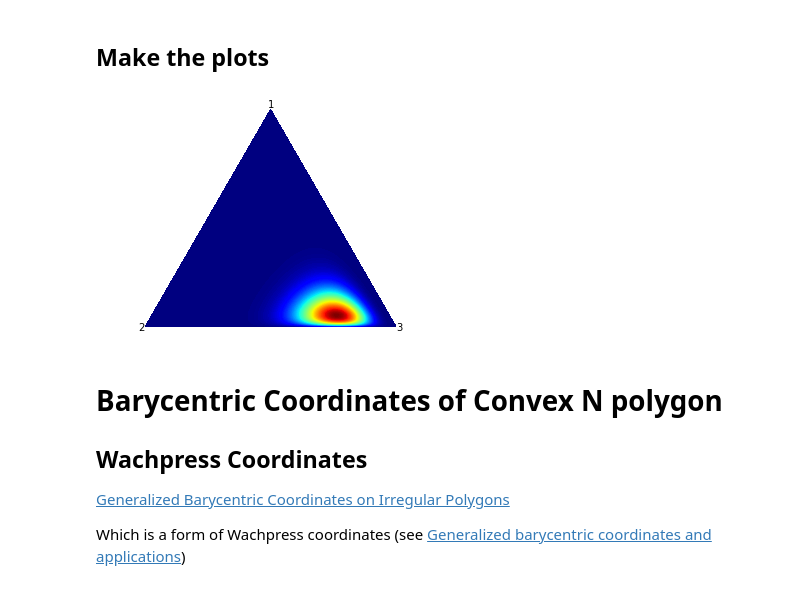
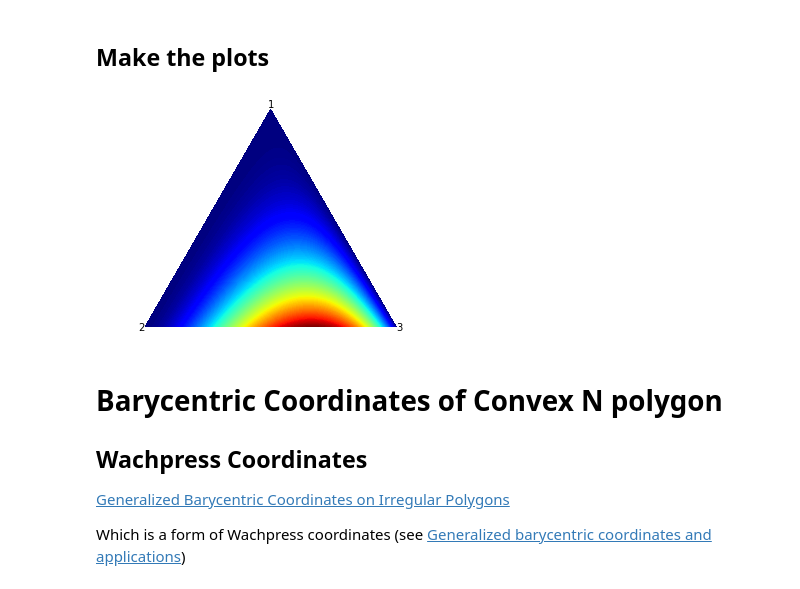
Before and after one commit to sapphire008/Python, a Jupyter notebook: Plots/Visualizing Dirichlet.ipynb, the cells around one changed output. Saved outputs shown, nothing was run; the diff lists cells and outputs as text; code cells hidden in the pictures.

```diff
--- a/Plots/Visualizing Dirichlet.ipynb
+++ b/Plots/Visualizing Dirichlet.ipynb
@@ -129,14 +133,19 @@ print(barycentric_coordinates_simplex2(vertices, points))
 # %%
 from scipy.special import gamma as gamma_func
-def dirichlet_pdf(alpha, x):
+def dirichlet_pdf(alpha, x, eps=1E-12):
     """
     alpha: array of Dirichlet alpha parameter
     x: array of the support of Dirichlet
     """
-    alpha , x = np.array(alpha), np.array(x)
+    alpha , x = np.array(alpha), np.atleast_2d(np.array(x))
+    x = np.clip(x, eps, 1-eps) # avoid cases like [1, 0, 0]
+    x = x / np.sum(x, axis=1, keepdims=True)
     assert alpha.shape[0] == x.shape[-1]
     coef = gamma_func(np.sum(alpha)) / np.prod(gamma_func(alpha))
-    pdf = coef * np.prod(np.power(x, alpha-1), axis=1 if len(x.shape)>1 else None)
+    pdf = coef * np.prod(np.power(x, alpha-1), axis=1)
+    if len(pdf) < 2:
+        pdf = pdf[0]
+
     return pdf
 
 dirichlet_pdf([0.3, 0.5, 0.3], [0.2,0.4,0.4])
@@ -147,28 +156,28 @@ dirichlet_pdf([0.3, 0.5, 0.3], [0.2,0.4,0.4])
 # %%
 def plot_dirichlet_contour(alpha=np.array([1, 1, 1]), nlevels=200, resolution=8, cmap='jet', **kwargs):
     # Make the polygon
     vertices, _, trimesh = polygon_mesh(s=resolution, n=3, r=1)
     # Convert to Barycentric coordinates
     points = np.c_[trimesh.x, trimesh.y]
     shifts = np.min(vertices, axis=0)
     points = points - shifts
     vertices = vertices - shifts
     bary_coord = barycentric_coordinates_simplex(vertices, points)
     # Calculate Dirichlet pdf
     pvals = dirichlet_pdf(alpha, bary_coord)
 
     # Make the plot
     plt.tricontourf(trimesh, pvals, nlevels, cmap=cmap, **kwargs)
     plt.gca().text(vertices[0,0]+shifts[0], vertices[0, 1]+shifts[1], "1", ha='center', va='bottom')
     plt.gca().text(vertices[1,0]+shifts[0], vertices[1, 1]+shifts[1], "2", ha='right', va='center')
     plt.gca().text(vertices[2,0]+shifts[0], vertices[2, 1]+shifts[1], "3", ha='left', va='center')
 
     plt.axis('equal')
     plt.axis('off')
 
-plot_dirichlet_contour([2, 5, 15])
+plot_dirichlet_contour([1,2,3])
 # %% [output]
-[figure, old version]
+[figure, new version]
 # %% [markdown]
 # Barycentric Coordinates of Convex N polygon
 
```
Also changed, not shown: parts of 6 cells of this notebook.
